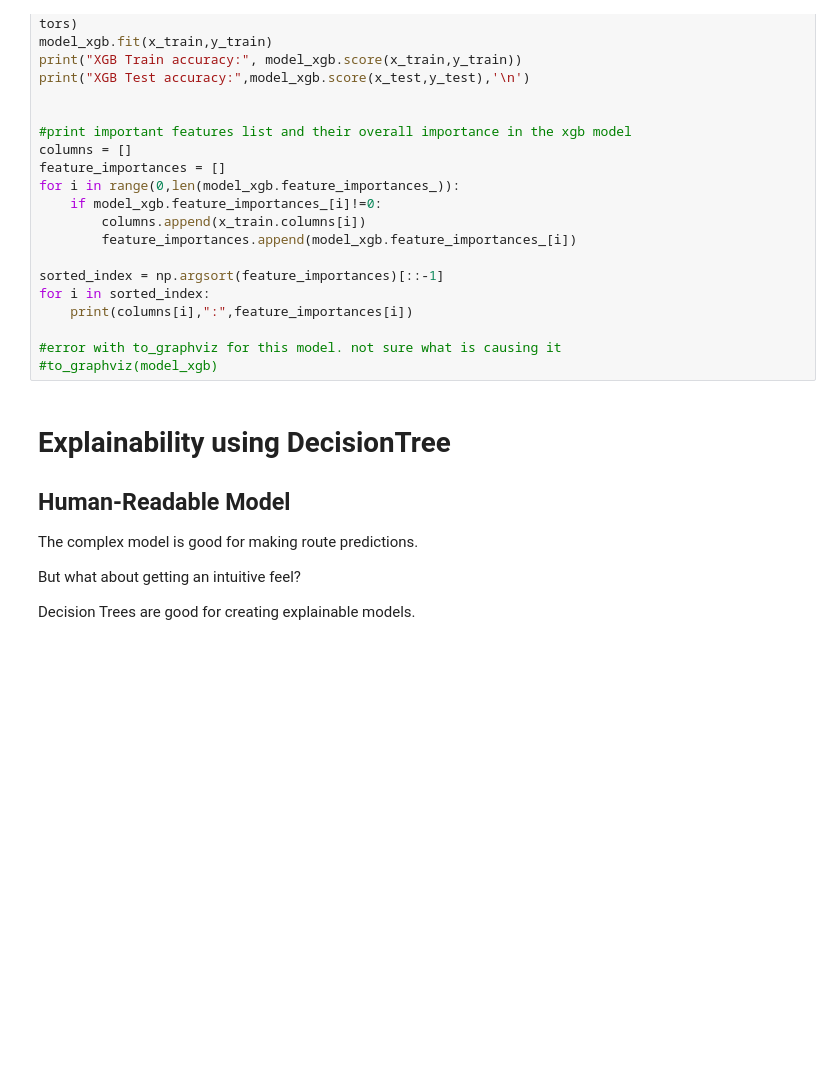
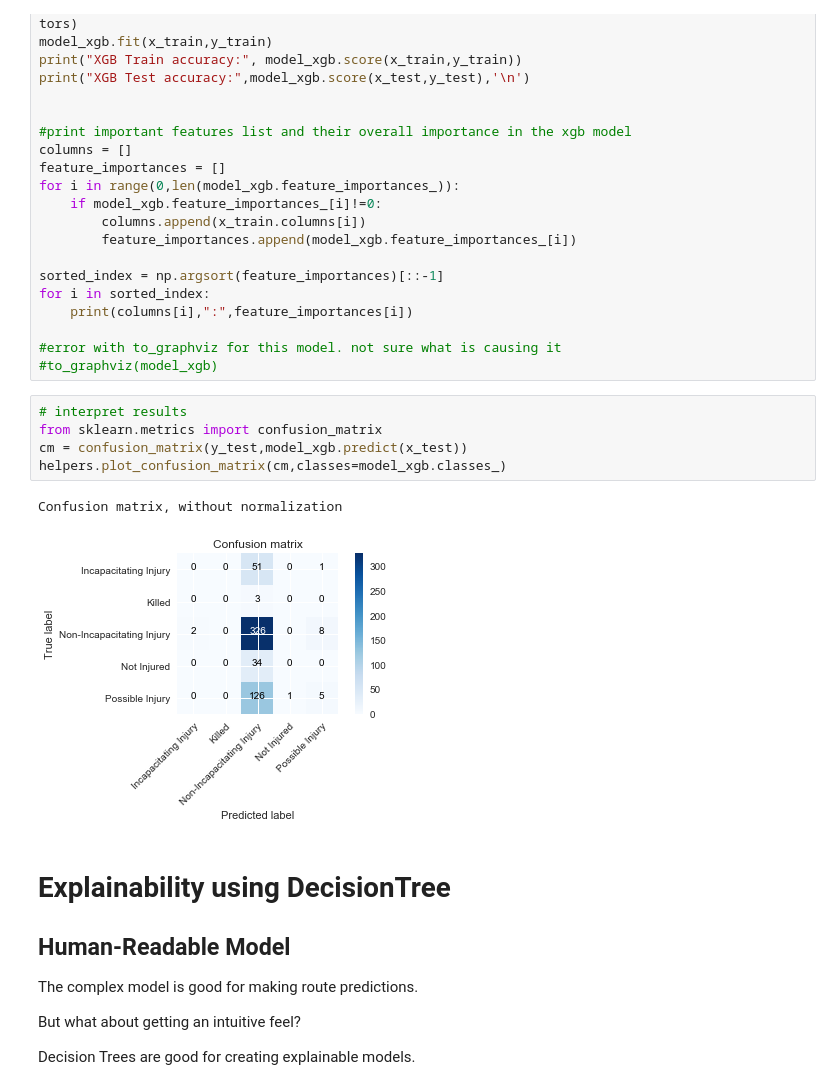
Before and after one commit to p3ntak/dataMiningFinal, a Jupyter notebook: Final.ipynb, the cells around one changed output. Saved outputs shown, nothing was run; the diff lists cells and outputs as text; blank space fills up the shorter version.

Commit message:
ipynb: xgb confusion matrix visualisation

```diff
--- a/Final.ipynb
+++ b/Final.ipynb
@@ -654,6 +654,14 @@ for i in sorted_index:
 
 #error with to_graphviz for this model. not sure what is causing it
 #to_graphviz(model_xgb)
+# %%
+# interpret results
+from sklearn.metrics import confusion_matrix
+cm = confusion_matrix(y_test,model_xgb.predict(x_test))
+helpers.plot_confusion_matrix(cm,classes=model_xgb.classes_)
+# %% [output]
+Confusion matrix, without normalization
+[figure, added]
 # %% [markdown]
 # Explainability using DecisionTree
 
```
